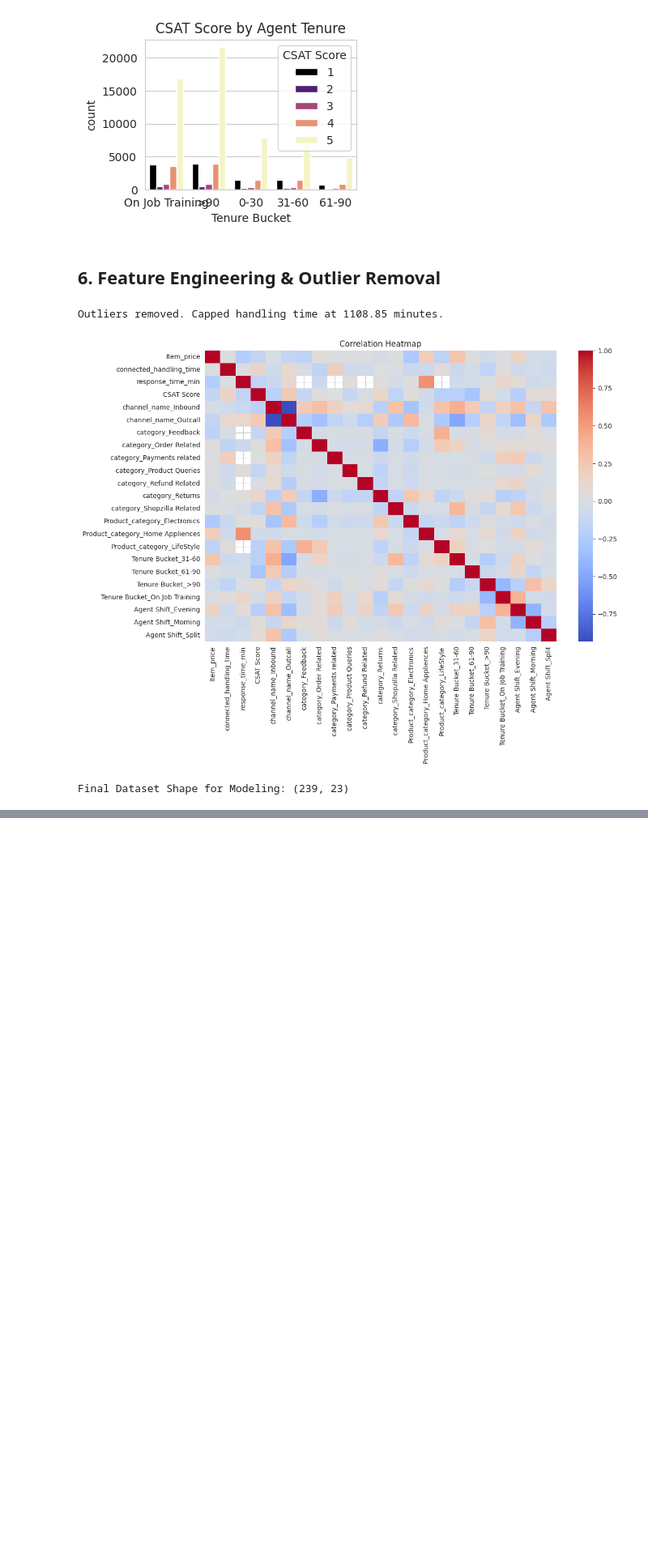
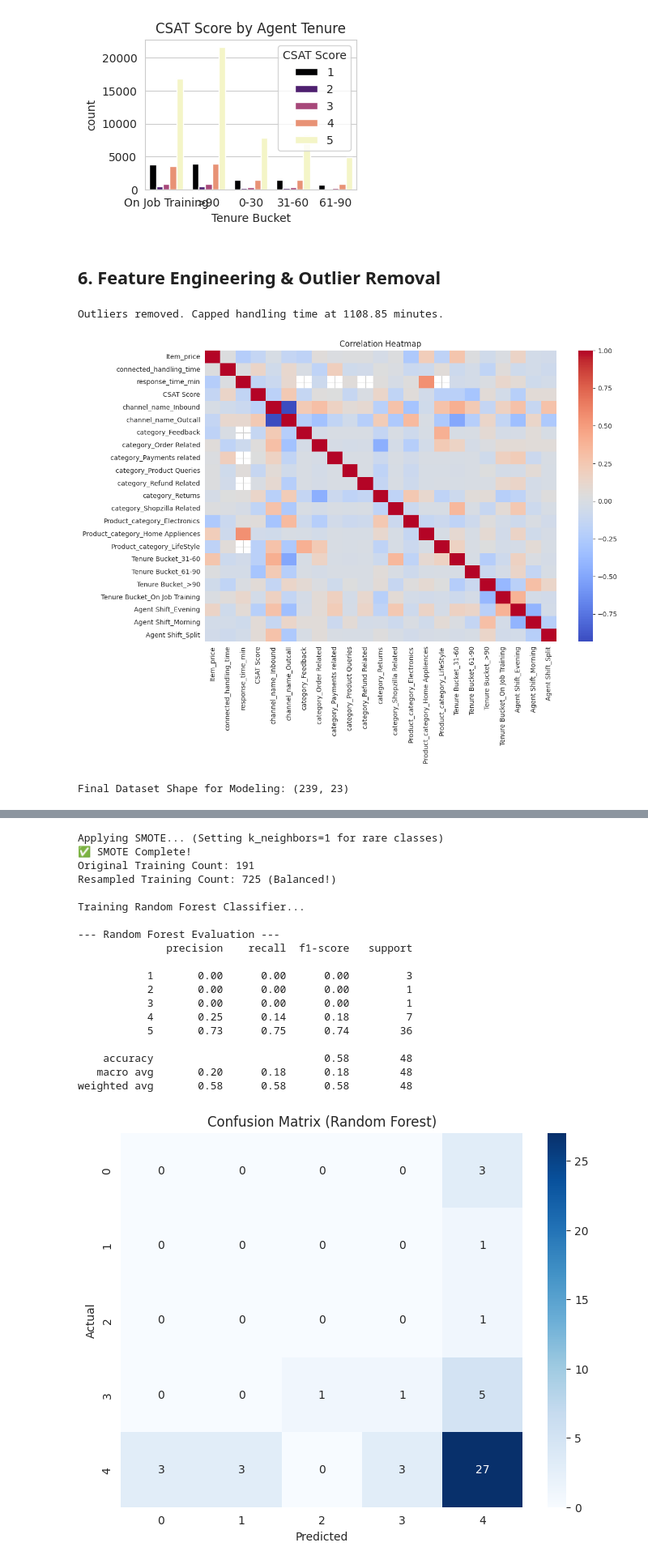
Before and after one commit to gajanan-nawle/Flipkart-CSAT-GenAI-Azure, a Jupyter notebook: Capstone_Project_Machine_Learning_&_GenAI_with_Microsoft_Azure.ipynb, the cells around one changed output, grey strips where cells are left out. Shown at 81% size. Saved outputs shown, nothing was run; the diff lists cells and outputs as text; code cells hidden in the pictures; blank space fills up the shorter version.

Commit message:
Model Training: Applied SMOTE and trained Random Forest

```diff
--- a/Capstone_Project_Machine_Learning_&_GenAI_with_Microsoft_Azure.ipynb
+++ b/Capstone_Project_Machine_Learning_&_GenAI_with_Microsoft_Azure.ipynb
@@ -255,0 +264,67 @@ Final Dataset Shape for Modeling: (239, 23)
+# %%
+from sklearn.model_selection import train_test_split
+from sklearn.ensemble import RandomForestClassifier
+from sklearn.metrics import classification_report, confusion_matrix
+from imblearn.over_sampling import SMOTE
+
+# 1. Final Clean-up
+# Fill any NaNs created during feature engineering with 0
+df_final.fillna(0, inplace=True)
+
+# 2. Split Data into X (Features) and y (Target)
+X = df_final.drop('CSAT Score', axis=1)
+y = df_final['CSAT Score']
+
+# 3. Train-Test Split (80% Train, 20% Test)
+X_train, X_test, y_train, y_test = train_test_split(X, y, test_size=0.2, random_state=42, stratify=y)
+
+# 4. Handle Imbalance using SMOTE (With k_neighbors fix)
+print("Applying SMOTE... (Setting k_neighbors=1 for rare classes)")
+
+# k_neighbors=1 ensures it works even if a class has only 2 or 3 samples
+smote = SMOTE(random_state=42, k_neighbors=1)
+X_train_smote, y_train_smote = smote.fit_resample(X_train, y_train)
+
+print(f"✅ SMOTE Complete!")
+print(f"Original Training Count: {y_train.shape[0]}")
+print(f"Resampled Training Count: {y_train_smote.shape[0]} (Balanced!)")
+
+# 5. Train Model: Random Forest
+print("\nTraining Random Forest Classifier...")
+rf_model = RandomForestClassifier(n_estimators=100, random_state=42, n_jobs=-1)
+rf_model.fit(X_train_smote, y_train_smote)
+
+# 6. Evaluate
+y_pred = rf_model.predict(X_test)
+
+print("\n--- Random Forest Evaluation ---")
+print(classification_report(y_test, y_pred))
+
+# Visualize Confusion Matrix
+plt.figure(figsize=(8, 6))
+sns.heatmap(confusion_matrix(y_test, y_pred), annot=True, fmt='d', cmap='Blues')
+plt.title('Confusion Matrix (Random Forest)')
+plt.xlabel('Predicted')
+plt.ylabel('Actual')
+plt.show()
+# %% [output]
+Applying SMOTE... (Setting k_neighbors=1 for rare classes)
+✅ SMOTE Complete!
+Original Training Count: 191
+Resampled Training Count: 725 (Balanced!)
+
+Training Random Forest Classifier...
+
+--- Random Forest Evaluation ---
+              precision    recall  f1-score   support
+
+           1       0.00      0.00      0.00         3
+           2       0.00      0.00      0.00         1
+           3       0.00      0.00      0.00         1
+           4       0.25      0.14      0.18         7
+           5       0.73      0.75      0.74        36
+
+    accuracy                           0.58        48
+   macro avg       0.20      0.18      0.18        48
+weighted avg       0.58      0.58      0.58        48
+[figure, added]
```
Also changed, not shown: parts of 1 cell of this notebook.
